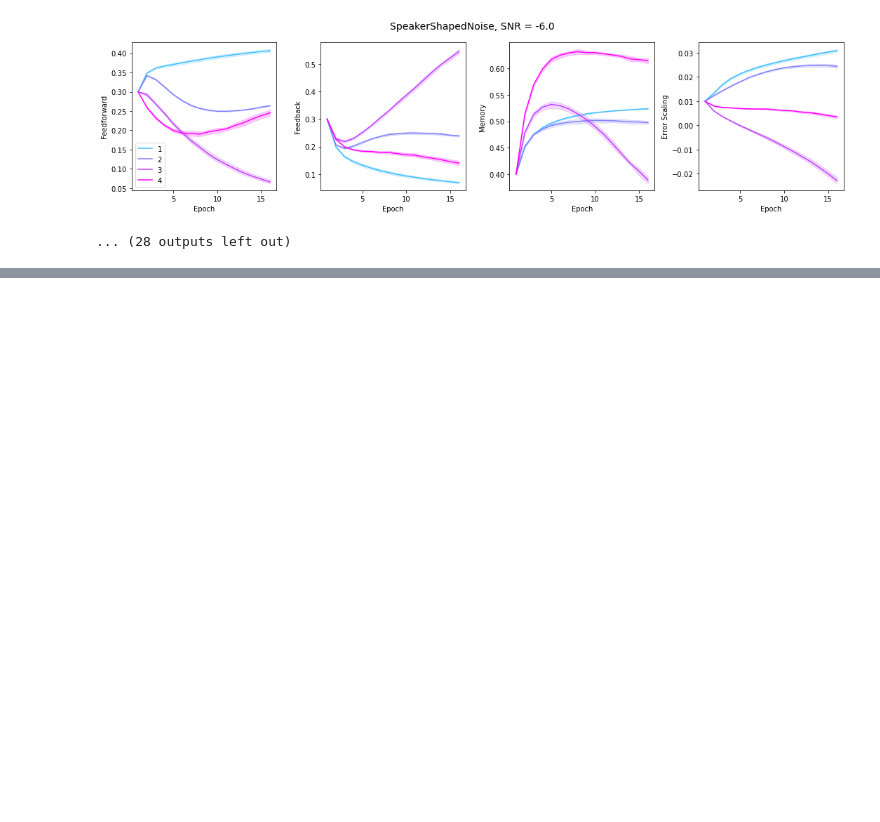
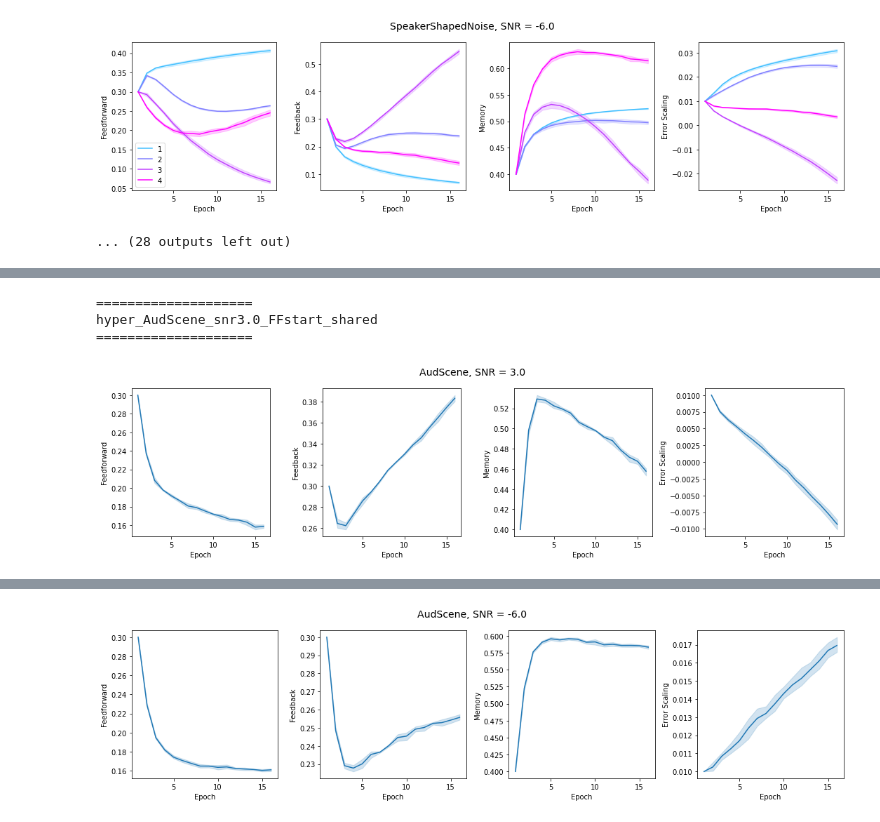
Before and after one commit to chingf/hallucnn, a Jupyter notebook: src/models/04b-plot-hyperparameters.ipynb, the cells around one changed output, grey strips where cells are left out. Cells and saved outputs as stored; diff of their text form; code cells hidden in the pictures; blank space fills up the shorter version.

```diff
--- a/src/models/04b-plot-hyperparameters.ipynb
+++ b/src/models/04b-plot-hyperparameters.ipynb
@@ -122,0 +127,79 @@ hyper_SpeakerShapedNoise_snr-6.0_FFstart
+# %%
+for tfdir in os.listdir(tensorboard_dir):
+    if 'hyper' not in tfdir: continue
+    if 'shared' not in tfdir: continue
+    print("====================")
+    print(tfdir)
+    print("====================")
+    noise_info = tfdir.split('_')
+
+    # Collect tensorboard files of interest
+    tfdir = tensorboard_dir + tfdir + '/'
+    tfdir_files = os.listdir(tfdir)
+    if not plot_ci:
+        if len(tfdir_files) > 1:
+            print('More than one TF file; check it is correct.')
+        tfdir_files = [tfdir_files[0]]
+
+    # Collect hyperparameters
+    feedforward = []
+    feedback = []
+    memory = []
+    error_scaling = []
+    epoch = []
+    iteration = []
+
+    for _iter, tfdir_file in enumerate(tfdir_files):
+        tf_file = tfdir + tfdir_file
+        ea = event_accumulator.EventAccumulator(tf_file)
+        ea.Reload()
+        try:
+            _feedforward = [x.value for x in ea.Scalars(f"Hyperparam/feedforward")]
+        except:
+            continue
+        _feedback = [x.value for x in ea.Scalars(f"Hyperparam/feedback")]
+        _memory = [x.value for x in ea.Scalars(f"Hyperparam/memory")]
+        _error_scaling = [x.value for x in ea.Scalars(f"Hyperparam/error")]
+        feedforward.extend(_feedforward)
+        feedback.extend(_feedback)
+        memory.extend(_memory)
+        error_scaling.extend(_error_scaling)
+        epoch.extend([e+1 for e in range(len(_feedforward))])
+        iteration.extend([_iter]*len(_feedforward))
+
+    # Make pandas dataframe
+    df = pd.DataFrame({
+        'Feedforward': feedforward,
+        'Feedback': feedback,
+        'Memory': memory,
+        'Error Scaling': error_scaling,
+        'Epoch': epoch,
+        'Iteration': iteration
+        })
+
+    fig, axs = plt.subplots(1, 4, figsize = (15,4))
+    sns.lineplot(
+        x='Epoch', y='Feedforward',
+        ax=axs[0], data=df
+        )
+    sns.lineplot(
+        x='Epoch', y='Feedback',
+        ax=axs[1], data=df
+        )
+    sns.lineplot(
+        x='Epoch', y='Memory',
+        ax=axs[2], data=df
+        )
+    sns.lineplot(
+        x='Epoch', y='Error Scaling',
+        ax=axs[3], data=df
+        )
+    plt.suptitle(f'{noise_info[1]}, SNR = {noise_info[2][3:]}', fontsize=14)
+    plt.tight_layout()
+    plt.show()
+    print('\n\n')
+# %% [output]
+====================
+hyper_AudScene_snr3.0_FFstart_shared
+====================
+[figure, added]
@@ -122,0 +209 @@ hyper_SpeakerShapedNoise_snr-6.0_FFstart
+[figure, added]
```
Also changed, not shown: parts of 5 cells of this notebook, 2 other files.
